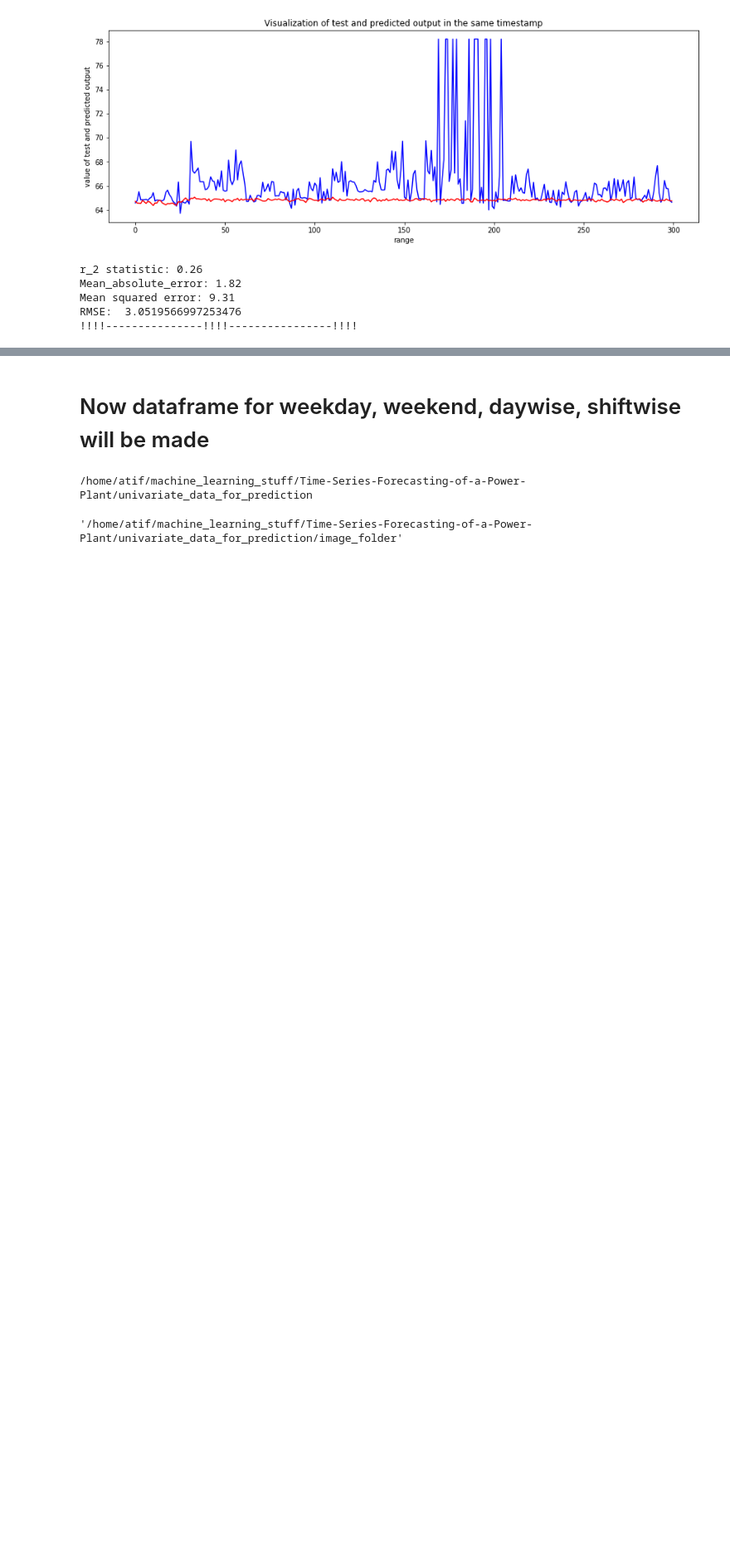
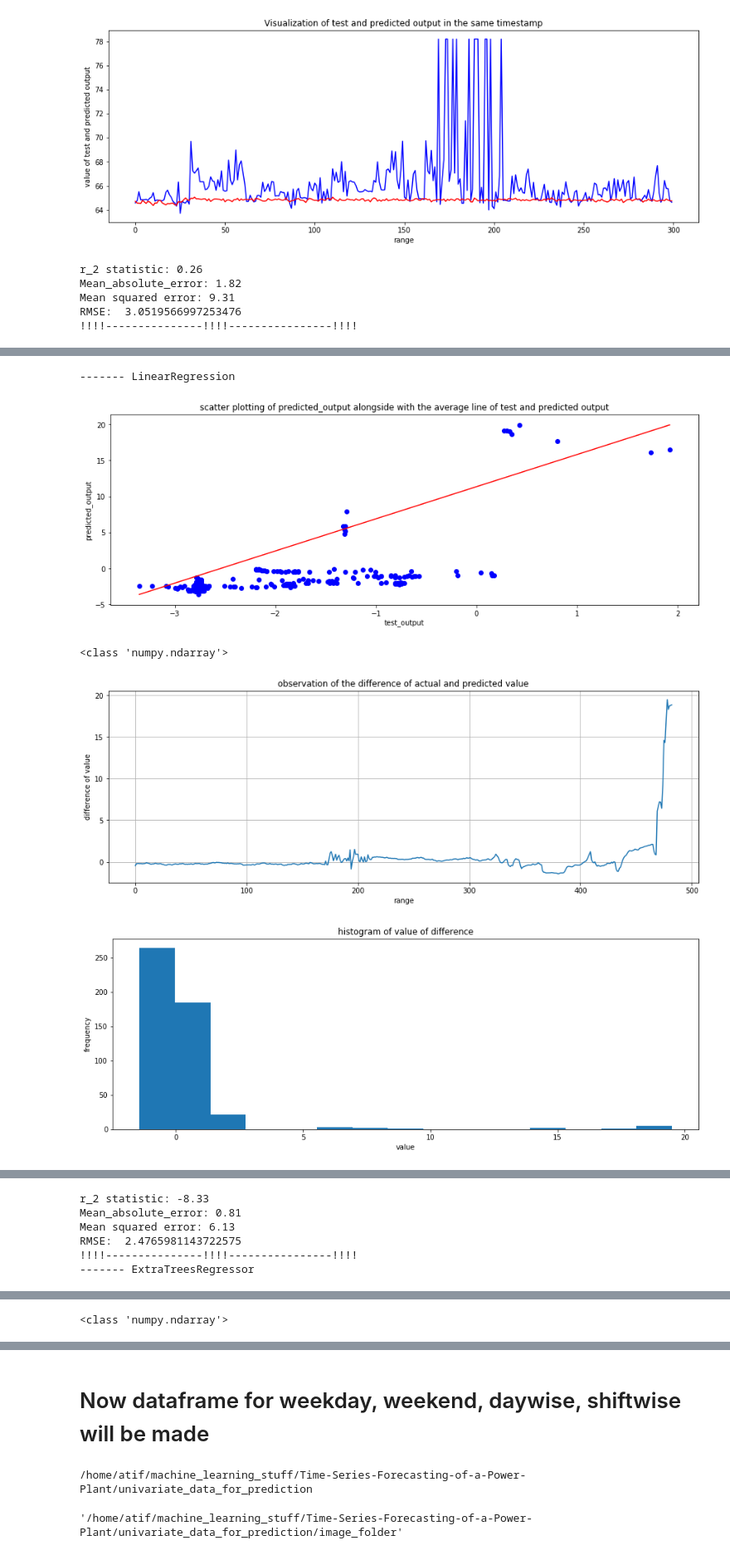
Before and after one commit to atifkarim/Time-Series-Forecasting-Using-Machine-Learning-Algorithm, a Jupyter notebook: univariate_data_for_prediction/clean_1.ipynb, the cells around one changed output, grey strips where cells are left out. Shown at 83% size. Cells and saved outputs as stored; diff of their text form; code cells hidden in the pictures; blank space fills up the shorter version.

```diff
--- a/univariate_data_for_prediction/clean_1.ipynb
+++ b/univariate_data_for_prediction/clean_1.ipynb
@@ -735,0 +765,12 @@ RMSE:  3.0519566997253476
+# %%
+num_sart = 97
+component = 26
+num_end = num_sart +component
+pca_column_array = []
+for i in range(num_sart, num_end):
+    pca_column_array = np.append(pca_column_array,chr(i))
+
+pca = PCA(n_components=component)
+principalComponents = pca.fit_transform(pca_feature_scaled)
+principalDf = pd.DataFrame(data = principalComponents
+             , columns = pca_column_array, index= dataframe_PCA.index)
@@ -735,0 +781,8 @@ RMSE:  3.0519566997253476
+# %%
+target_pca_array=[]
+target_pca_array= np.append(target_pca_array, dataframe_PCA.columns[-1])
+target_pca_array
+
+y_df = pd.DataFrame(data=pca_target_scaled, columns = target_pca_array,index=dataframe_PCA.index)
+print(y_df.shape)
+print(y_df.head())
@@ -735,0 +798,3 @@ RMSE:  3.0519566997253476
+# %%
+finalDf = pd.concat([principalDf, y_df], axis = 1)
+finalDf.head(5)
@@ -735,0 +810,2 @@ RMSE:  3.0519566997253476
+# %%
+train_input, train_output, test_input, test_output = make_dataset(finalDf)
@@ -735,0 +819,11 @@ RMSE:  3.0519566997253476
+# %%
+model_list = [LinearRegression(), ExtraTreesRegressor()]
+name = ['LinearRegression','ExtraTreesRegressor']
+
+model_result = scikit_learn_model(model_list, name, train_input, train_output, test_input, test_output)
+# %% [output]
+------- LinearRegression
+[figure, added]
+<class 'numpy.ndarray'>
+[figure, added]
+[figure, added]
@@ -735,0 +831,6 @@ RMSE:  3.0519566997253476
+r_2 statistic: -8.33
+Mean_absolute_error: 0.81
+Mean squared error: 6.13
+RMSE:  2.4765981143722575
+!!!!---------------!!!!----------------!!!!
+------- ExtraTreesRegressor
@@ -735,0 +838 @@ RMSE:  3.0519566997253476
+<class 'numpy.ndarray'>
```
Also changed, not shown: parts of 14 cells of this notebook.
